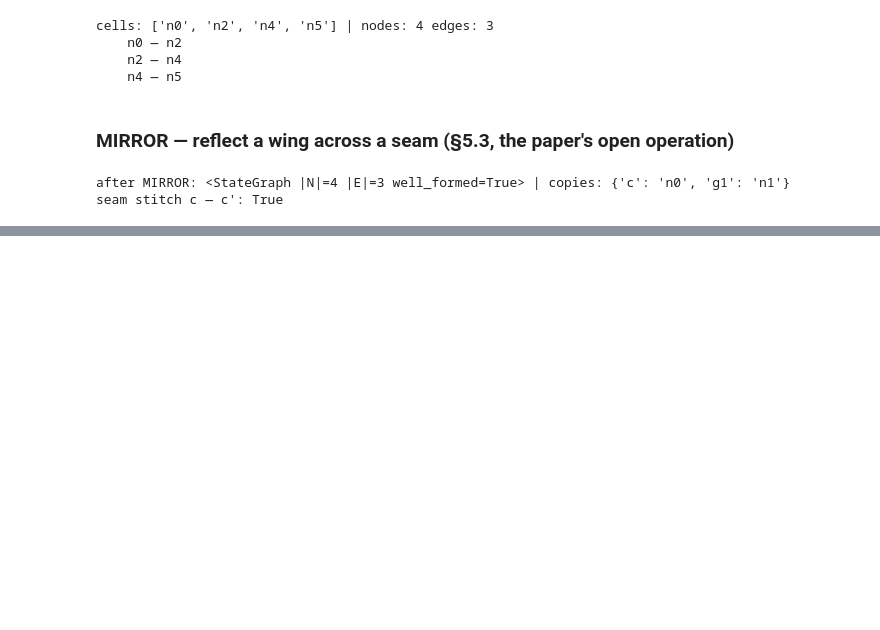
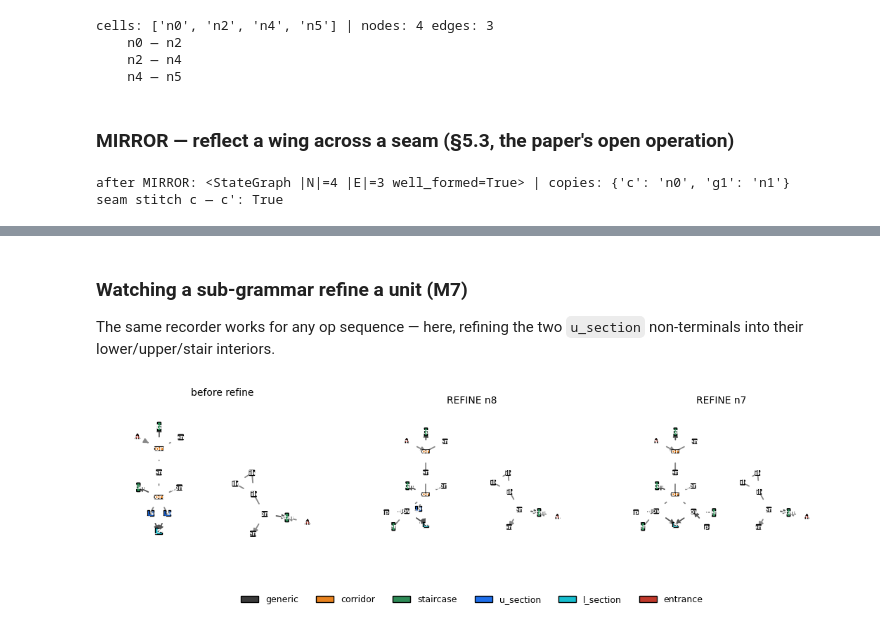
Before and after one commit to arlav/graphtope, a Jupyter notebook: notebooks/01_graphtope.ipynb, the cells around one changed output, grey strips where cells are left out. Saved outputs shown, nothing was run; the diff lists cells and outputs as text; code cells hidden in the pictures; blank space fills up the shorter version.

```diff
--- a/notebooks/01_graphtope.ipynb
+++ b/notebooks/01_graphtope.ipynb
@@ -290,0 +429,19 @@ and NAC checking — the matcher topologic doesn't provide (briefing gap C3).
+# %% [markdown]
+### Watching a sub-grammar refine a unit (M7)
+
+The same recorder works for any op sequence — here, refining the two `u_section`
+non-terminals into their lower/upper/stair interiors.
+# %%
+from graphtope.hierarchy import Refine, u_section_unit
+from graphtope.engine import Derivation
+
+g0, _ = dnf.derive_dnf()
+us = [n for n in g0.nodes() if g0.node_label(n) == A.U_SECTION]
+rframes = [("before refine", serialize.to_dict(g0))]
+for n in us:
+    Refine(n, u_section_unit()).apply(g0)
+    rframes.append((f"REFINE {n}", serialize.to_dict(g0)))
+fig = topoview.draw_grid(rframes, ncols=3, panel=3.6)
+None
+# %% [output]
+[figure, added]
```
Also changed, not shown: parts of 37 cells of this notebook, 20 other files.
